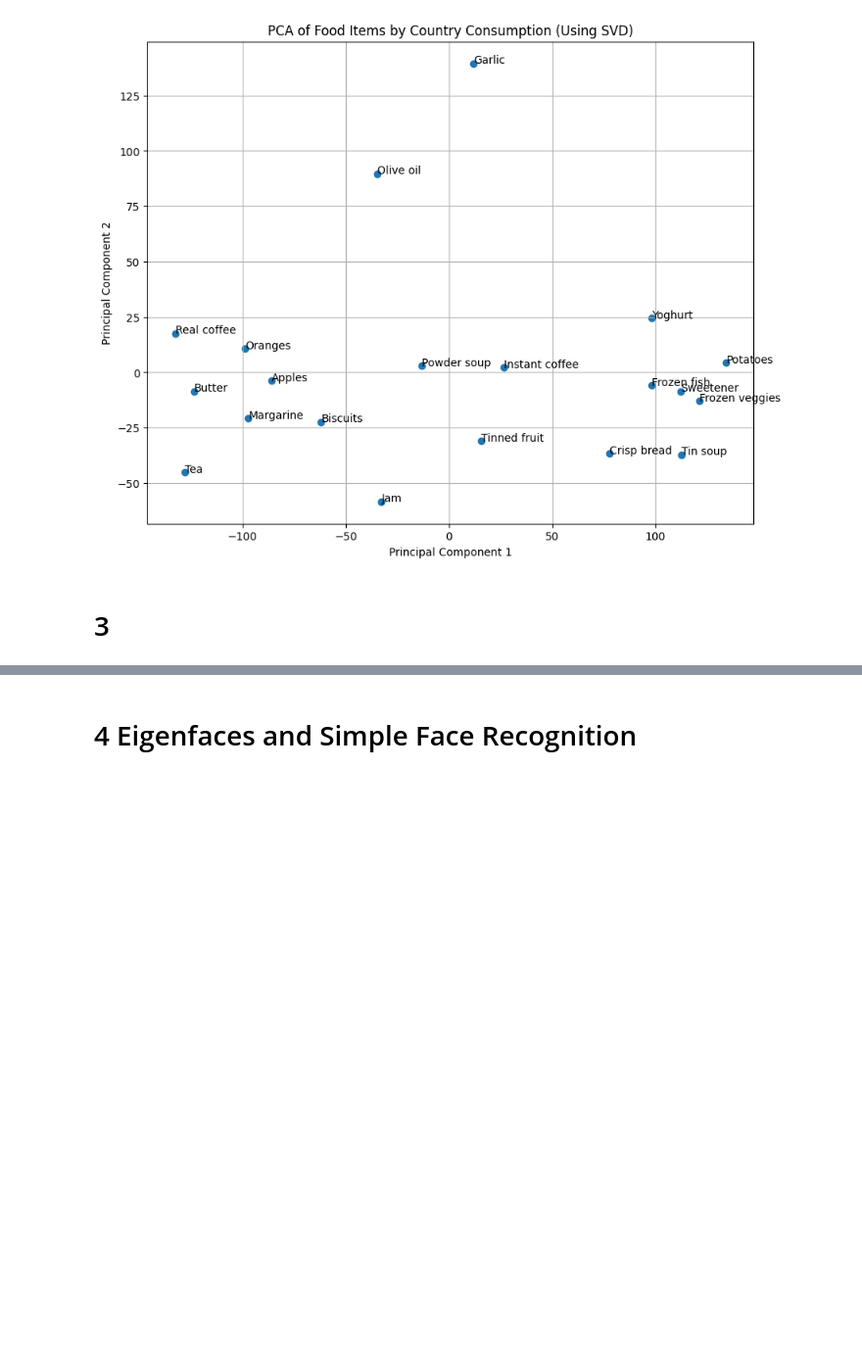
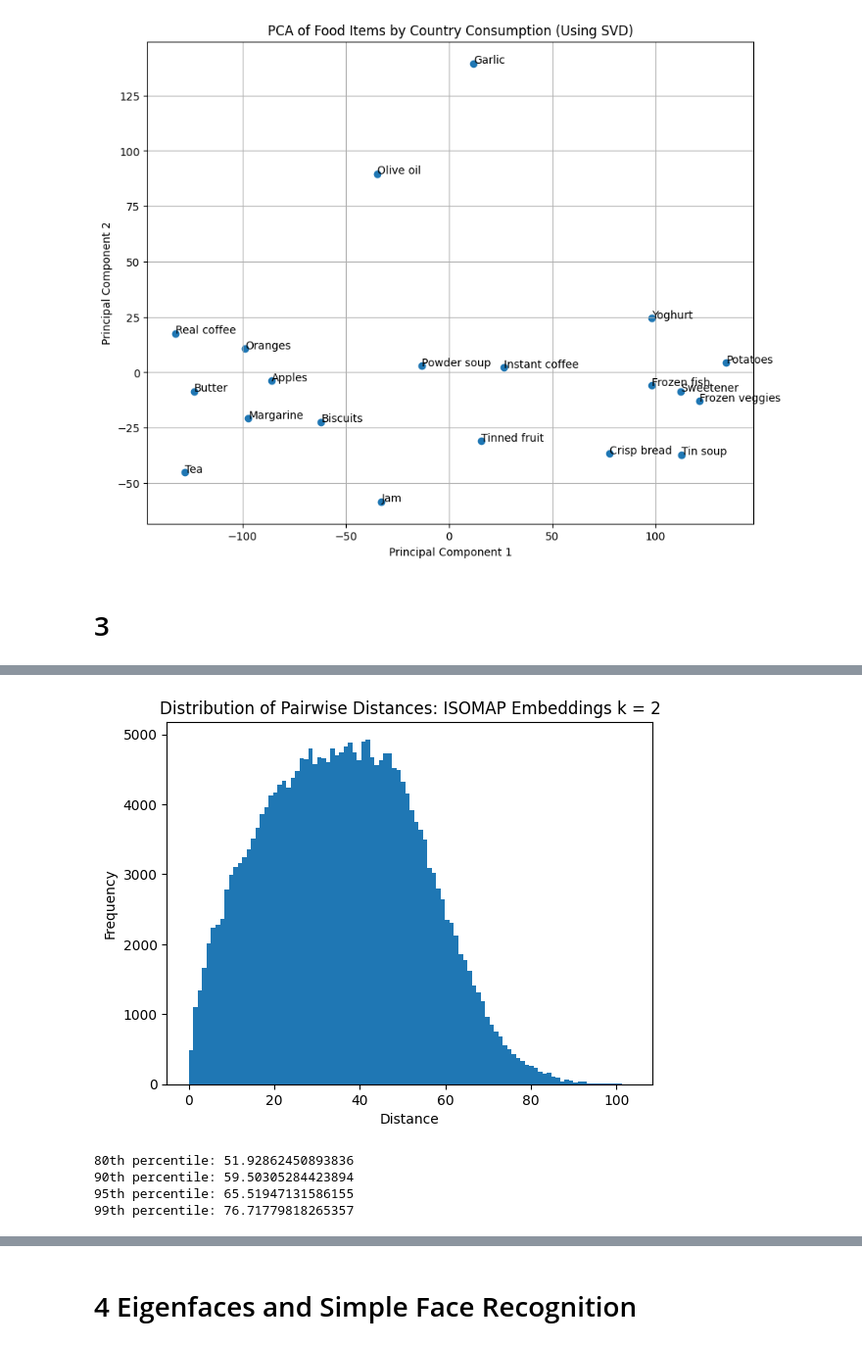
Before and after one commit to Mohammedks713/CDA, a Jupyter notebook: HW2_ISYE_6740/msiddiqui60_HW2.ipynb, the cells around one changed output, grey strips where cells are left out. Shown at 98% size. Saved outputs shown, nothing was run; the diff lists cells and outputs as text; code cells hidden in the pictures; blank space fills up the shorter version.

```diff
--- a/HW2_ISYE_6740/msiddiqui60_HW2.ipynb
+++ b/HW2_ISYE_6740/msiddiqui60_HW2.ipynb
@@ -154,0 +365,41 @@ plt.show()
+# %%
+# calculate the shortest distance graph D
+def shortest_dist_matrix(min_adj_matrix):
+    D = shortest_path(min_adj_mat, method='D', directed=False)
+
+    return D
+
+# Apply MDS method from lecture to center the squared distance matric
+def apply_mds(D):
+    n = D.shape[0]
+    H = np.eye(n) - np.ones((n, n)) / n
+    D_squared = D ** 2
+    C = -0.5 * H @ D_squared @ H
+
+    return C
+
+D = shortest_dist_matrix(min_adj_mat)
+# D
+C = apply_mds(D)
+# C
+# %%
+# extract top specified eigenvalues and eigenvectors
+
+def get_eig(C):
+    eigenvalues, eigenvectors = np.linalg.eigh(C)
+    return eigenvalues, eigenvectors
+eigenvalues, eigenvectors = get_eig(C)
+# eigenvalues
+# eigenvectors
+# %%
+# generate the embedding using top k eigenvectors
+def get_embeddings(eigenvalues, eigenvectors, k):
+    idx = np.argsort(eigenvalues)[::-1]
+    top_eigenvectors = eigenvectors[:, idx[:k]]
+    top_eigenvalues = eigenvalues[idx[:k]]
+
+    embedding = top_eigenvectors * np.sqrt(top_eigenvalues)
+
+    return embedding
+# %%
+embedding = get_embeddings(eigenvalues, eigenvectors, 2)
@@ -154,0 +479,9 @@ plt.show()
+# %%
+dist_embedding = dist_mat(embedding)  # diagonals are 0, M x M is 698 x 698
+plot_dist_matrix(dist_embedding, file_name = 'ISOMAP Embeddings k = 2')
+# %% [output]
+[figure, added]
+80th percentile: 51.92862450893836
+90th percentile: 59.50305284423894
+95th percentile: 65.51947131586155
+99th percentile: 76.71779818265357
```
Also changed, not shown: parts of 31 cells of this notebook, 10 other files.
